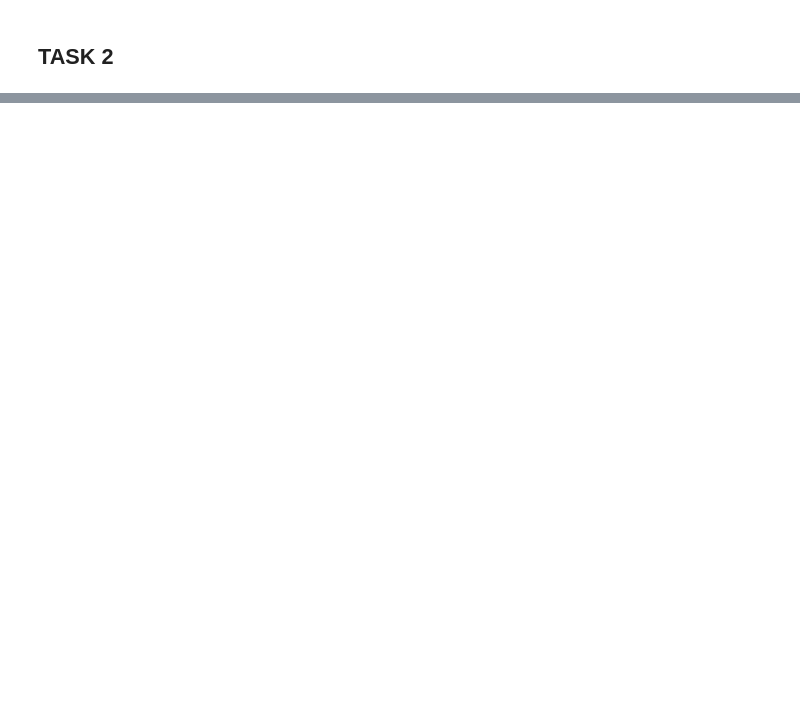
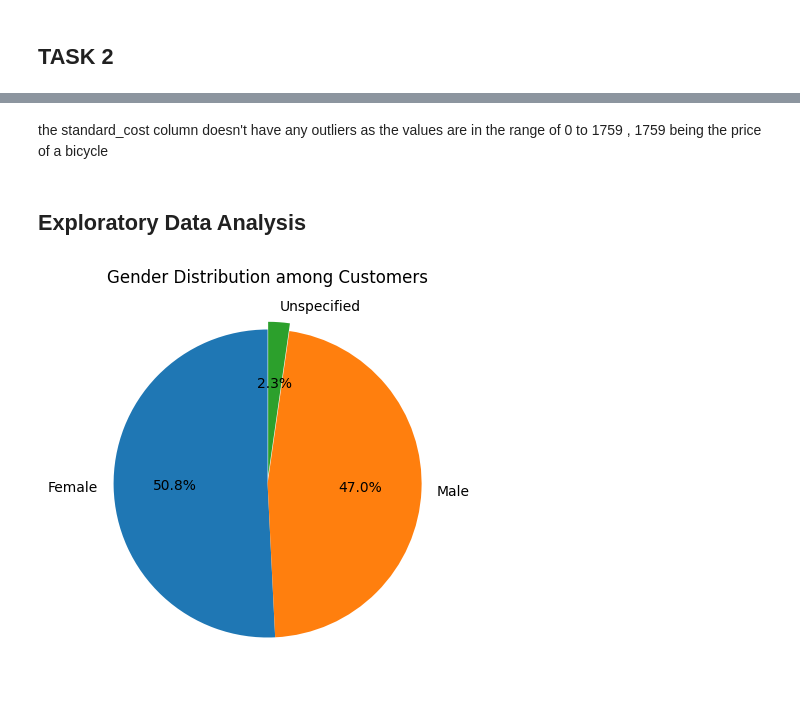
Before and after one commit to ilovedata6/SprocketCentral, a Jupyter notebook: analysis.ipynb, the cells around one changed output, grey strips where cells are left out. Drawn from its saved outputs; the diff is of its cells as text; code cells hidden in the pictures; blank space fills up the shorter version.

```diff
--- a/analysis.ipynb
+++ b/analysis.ipynb
@@ -133,7 +133,7 @@ Name: count, dtype: int64
 
 # Getting only the date from the DOB column
 
-cust_demo['DOB'] = pd.to_datetime(cust_demo['DOB'], errors='coerce').dt.date
+cust_demo['DOB'] = cust_demo['DOB'].astype('datetime64[ns]')
 # %%
 cust_demo.head()
 # %% [output]
@@ -215 +206,9 @@ dtype: float64
+# %%
+# Customer at index 33 has DOB of 1843-12-21, which is an outlier
+# Correcting the DOB of customer at index 33
+
+cust_demo.at[33,'DOB'] = np.datetime64('1943-12-21')
+# %%
+cust_demo['age'] = cust_demo['DOB'].apply(lambda x: 2017 - x.year)
+cust_demo.drop(columns='DOB',inplace=True)
 # %%
@@ -361,0 +380,15 @@ transactions.shape
+# %% [markdown]
+the standard_cost column doesn't have any outliers as the values are in the range of 0 to 1759 , 1759 being the price of a bicycle
+# %% [markdown]
+## Exploratory Data Analysis
+# %%
+# What is the distribution of gender among the Customers
+
+gender = cust_demo['gender'].value_counts().reset_index()
+
+plt.figure(figsize=(10,5))
+plt.pie(x=gender['count'],labels=['Female','Male','Unspecified'],autopct='%1.1f%%',explode=(0,0,0.05),startangle=90)
+plt.title("Gender Distribution among Customers")
+plt.show()
+# %% [output]
+[figure, added]
```
Also changed, not shown: parts of 39 cells of this notebook.
